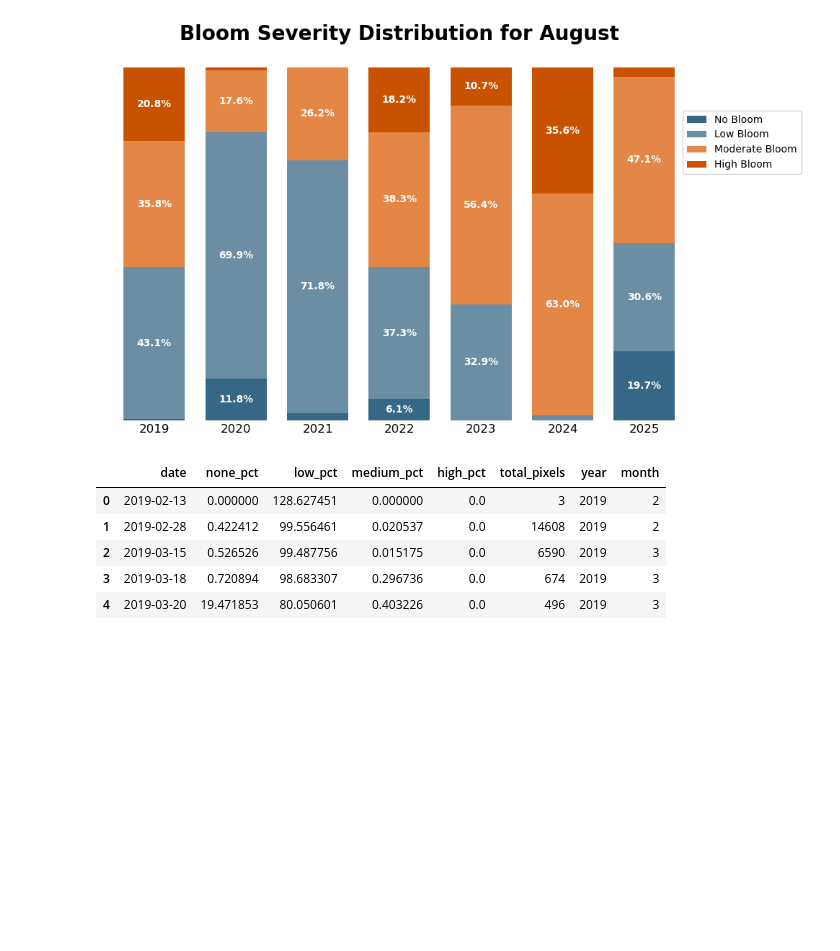
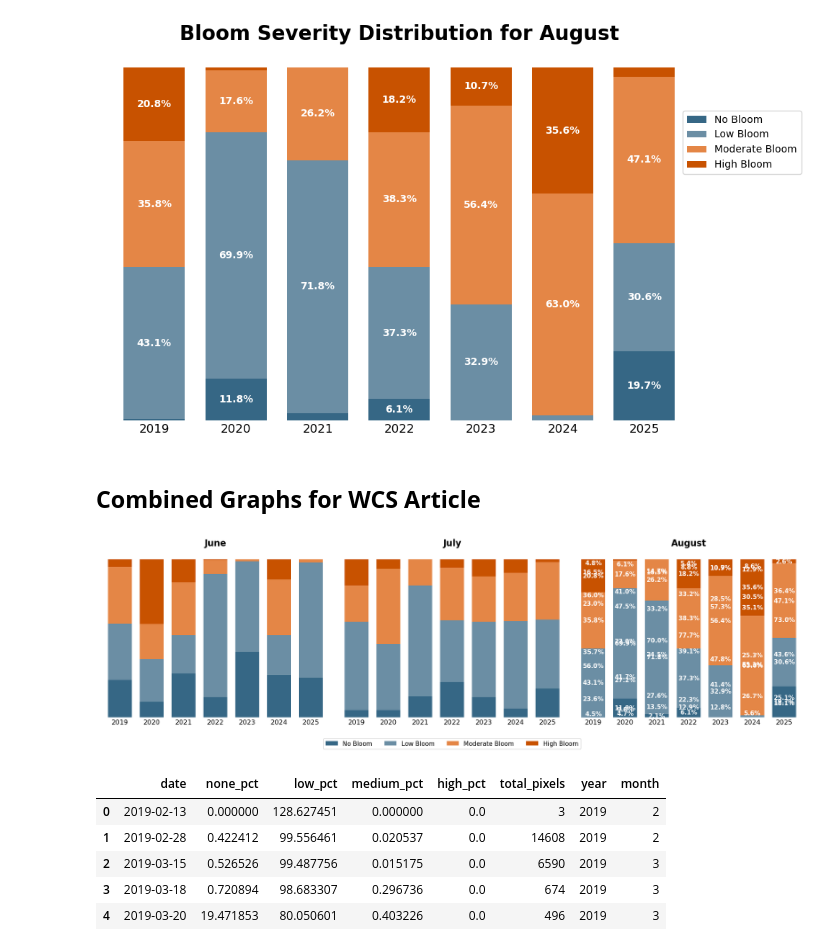
Before and after one commit to jlzamary/WCS-Lagoon-Analysis, a Jupyter notebook: Notebooks/Current/krusenstern_analysis_sp26.ipynb, the cells around one changed output. Drawn from its saved outputs; the diff is of its cells as text; code cells hidden in the pictures; blank space fills up the shorter version.

```diff
--- a/Notebooks/Current/krusenstern_analysis_sp26.ipynb
+++ b/Notebooks/Current/krusenstern_analysis_sp26.ipynb
@@ -1052,6 +1052,68 @@ plt.tight_layout()
 plt.show()
 # %% [output]
 [figure]
+# %% [markdown]
+## **Combined Graphs for WCS Article**
+# %%
+fig, axes = plt.subplots(1, 3, figsize=(18, 5))
+palette = ['#366785', '#6b8ea4', '#e48646', '#c85200']
+
+# June
+june_monthly_avg.plot.bar(stacked=True, ax=axes[0], color=palette, rot=0, width=0.75, fontsize=12, legend=False)
+[axes[0].spines[i].set_visible(False) for i in axes[0].spines]
+axes[0].tick_params(length=0)
+axes[0].get_yaxis().set_visible(False)
+for i in range(len(axes[0].patches)):
+    patch = axes[0].patches[i]
+    x, y, w, h = patch.get_x(), patch.get_y(), patch.get_width(), patch.get_height()
+    c_x = x + w / 2
+    c_y = y + h / 2
+    if h > 2.0:
+        axes[0].text(c_x, c_y, f"{h:0.1f}%", va="center", ha="center", weight="bold", color="w", fontsize=11)
+axes[0].grid(axis='y', color='whitesmoke', alpha=0.3)
+axes[0].set_xlabel('', weight='bold', size=12)
+axes[0].set_title('June', fontsize=16, fontweight='bold', pad=10)
+
+# July
+july_monthly_avg.plot.bar(stacked=True, ax=axes[1], color=palette, rot=0, width=0.75, fontsize=12, legend=False)
+[axes[1].spines[i].set_visible(False) for i in axes[1].spines]
+axes[1].tick_params(length=0)
+axes[1].get_yaxis().set_visible(False)
+for i in range(len(axes[1].patches)):
+    patch = axes[1].patches[i]
+    x, y, w, h = patch.get_x(), patch.get_y(), patch.get_width(), patch.get_height()
+    c_x = x + w / 2
+    c_y = y + h / 2
+    if h > 2.0:
+        axes[1].text(c_x, c_y, f"{h:0.1f}%", va="center", ha="center", weight="bold", color="w", fontsize=11)
+axes[1].grid(axis='y', color='whitesmoke', alpha=0.3)
+axes[1].set_xlabel('', weight='bold', size=12)
+axes[1].set_title('July', fontsize=16, fontweight='bold', pad=10)
+
+# August
+august_monthly_avg.plot.bar(stacked=True, ax=axes[2], color=palette, rot=0, width=0.75, fontsize=12, legend=False)
+[axes[2].spines[i].set_visible(False) for i in axes[2].spines]
+axes[2].tick_params(length=0)
+axes[2].get_yaxis().set_visible(False)
+for i in range(len(axes[2].patches)):
+    patch = axes[2].patches[i]
+    x, y, w, h = patch.get_x(), patch.get_y(), patch.get_width(), patch.get_height()
+    c_x = x + w / 2
+    c_y = y + h / 2
+    if h > 2.0:
+        axes[2].text(c_x, c_y, f"{h:0.1f}%", va="center", ha="center", weight="bold", color="w", fontsize=11)
+axes[2].grid(axis='y', color='whitesmoke', alpha=0.3)
+axes[2].set_xlabel('', weight='bold', size=12)
+axes[2].set_title('August', fontsize=16, fontweight='bold', pad=10)
+
+# Add single legend for all subplots
+fig.legend(['No Bloom', 'Low Bloom', 'Moderate Bloom', 'High Bloom'],
+           loc='upper center', bbox_to_anchor=(0.5, -0.02), ncol=4, fontsize=11)
+
+plt.tight_layout()
+plt.show()
+# %% [output]
+[figure, added]
 # %%
 df.head()
 # %% [output]
```
Also changed, not shown: parts of 3 cells of this notebook, 2 other files.
